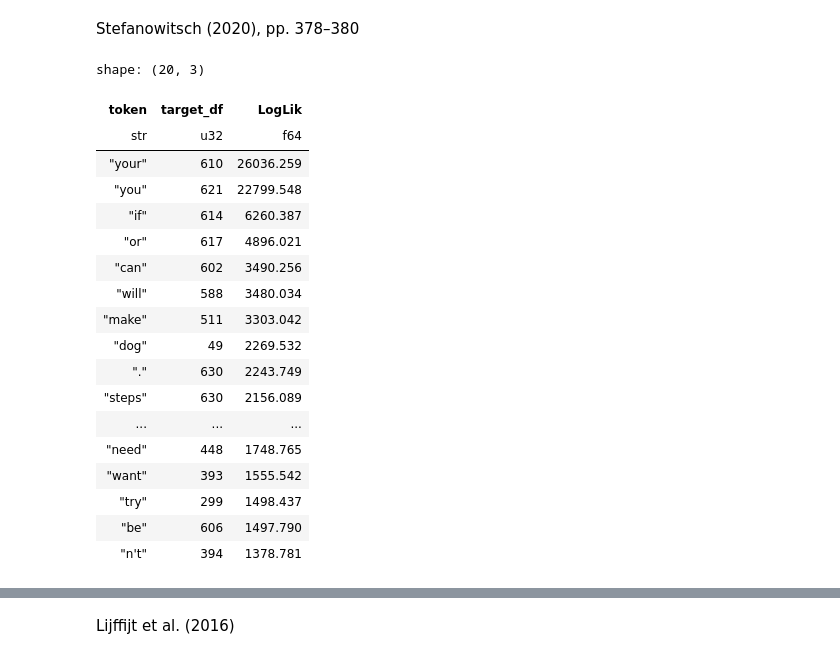
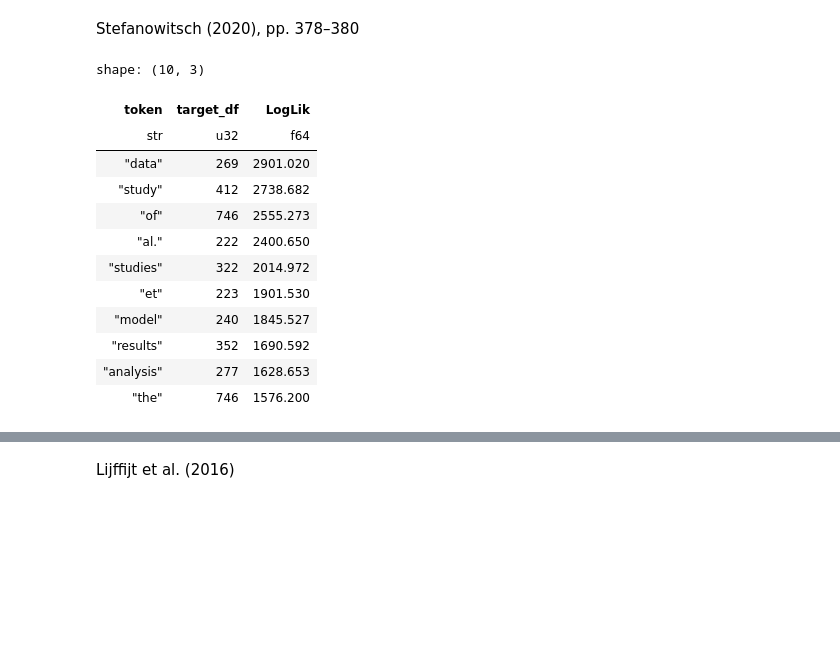
Before and after one commit to rmalouf/polars_corpus, a Jupyter notebook: docs/notebooks/keywords.ipynb, the cells around one changed output, grey strips where cells are left out. Cells and saved outputs as stored; diff of their text form; code cells hidden in the pictures; blank space fills up the shorter version.

```diff
--- a/docs/notebooks/keywords.ipynb
+++ b/docs/notebooks/keywords.ipynb
@@ -21,7 +21,7 @@ polars.config.Config
 #     .with_columns(pl.col("token").str.to_lowercase().alias("norm"))
 #)
 
-amalgum = pl.read_parquet('../../examples/amalgum.parquet')
+amalgum = pl.read_parquet('amalgum.parquet')
 # %% [markdown]
 Stefanowitsch (2020), pp. 378–380
 # %%
@@ -33,33 +33,27 @@ Stefanowitsch (2020), pp. 378–380
 # ).select('token','target_df','LogLik').collect(engine="streaming")
 
 academic_keywords = plc.keywords(
-    target = amalgum.filter(pl.col('file_type')=='whow'),
-    reference=  amalgum.filter(pl.col('file_type')!='whow'),
+    target = amalgum.filter(pl.col('text_type')=='academic'),
+    reference=  amalgum.filter(pl.col('text_type')!='academic'),
     method='ll',
     expr=pl.col('token').str.to_lowercase()
 ).select('token','target_df','LogLik')
 # %%
-academic_keywords.head(20)
+academic_keywords.head(10)
 # %% [output]
-shape: (20, 3)
+shape: (10, 3)
 | token | target_df | LogLik |
 | str | u32 | f64 |
-| "your" | 610 | 26036.259 |
-| "you" | 621 | 22799.548 |
-| "if" | 614 | 6260.387 |
-| "or" | 617 | 4896.021 |
-| "can" | 602 | 3490.256 |
-| "will" | 588 | 3480.034 |
-| "make" | 511 | 3303.042 |
-| "dog" | 49 | 2269.532 |
-| "." | 630 | 2243.749 |
-| "steps" | 630 | 2156.089 |
-| ... | ... | ... |
-| "need" | 448 | 1748.765 |
-| "want" | 393 | 1555.542 |
-| "try" | 299 | 1498.437 |
-| "be" | 606 | 1497.790 |
-| "n't" | 394 | 1378.781 |
+| "data" | 269 | 2901.020 |
+| "study" | 412 | 2738.682 |
+| "of" | 746 | 2555.273 |
+| "al." | 222 | 2400.650 |
+| "studies" | 322 | 2014.972 |
+| "et" | 223 | 1901.530 |
+| "model" | 240 | 1845.527 |
+| "results" | 352 | 1690.592 |
+| "analysis" | 277 | 1628.653 |
+| "the" | 746 | 1576.200 |
 # %%
 plc.keyword_plot(academic_keywords, 'token', 'LogLik', top_k=20, descending=True)
 # %% [output]
```
Also changed, not shown: parts of 3 cells of this notebook, 3 other files.
